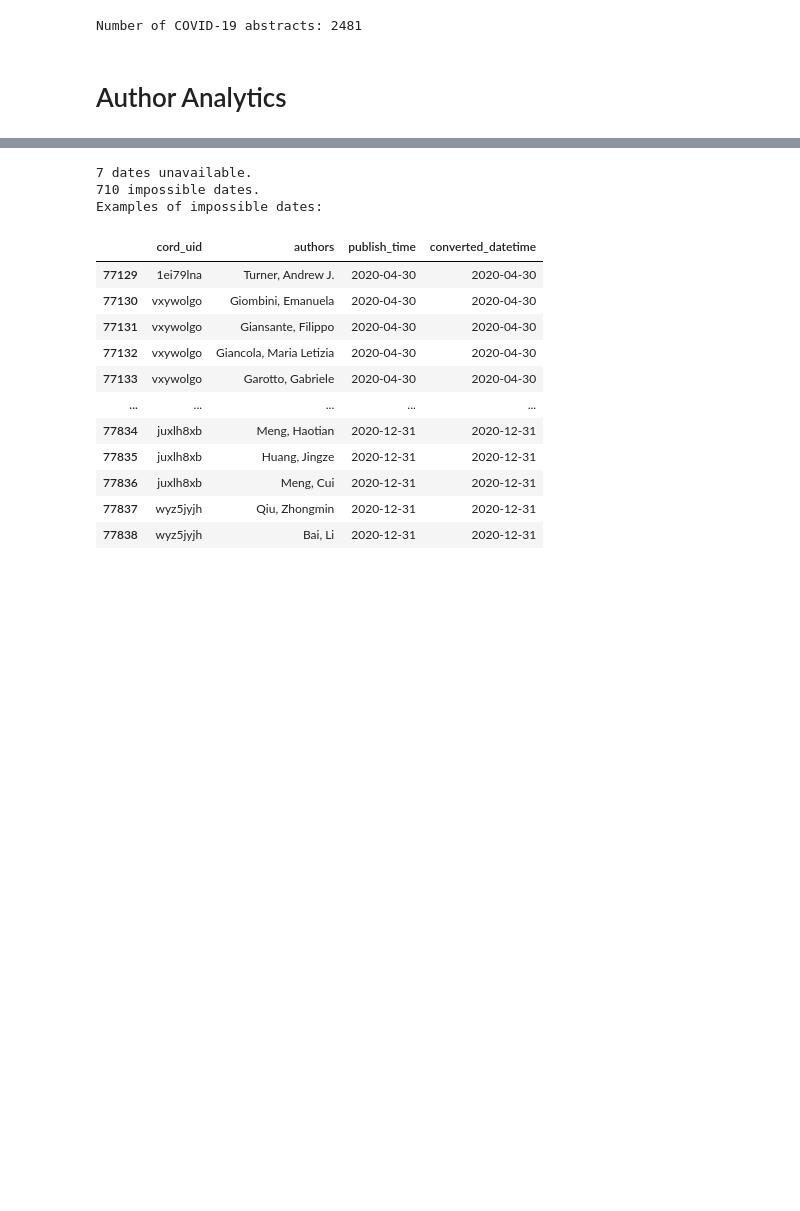
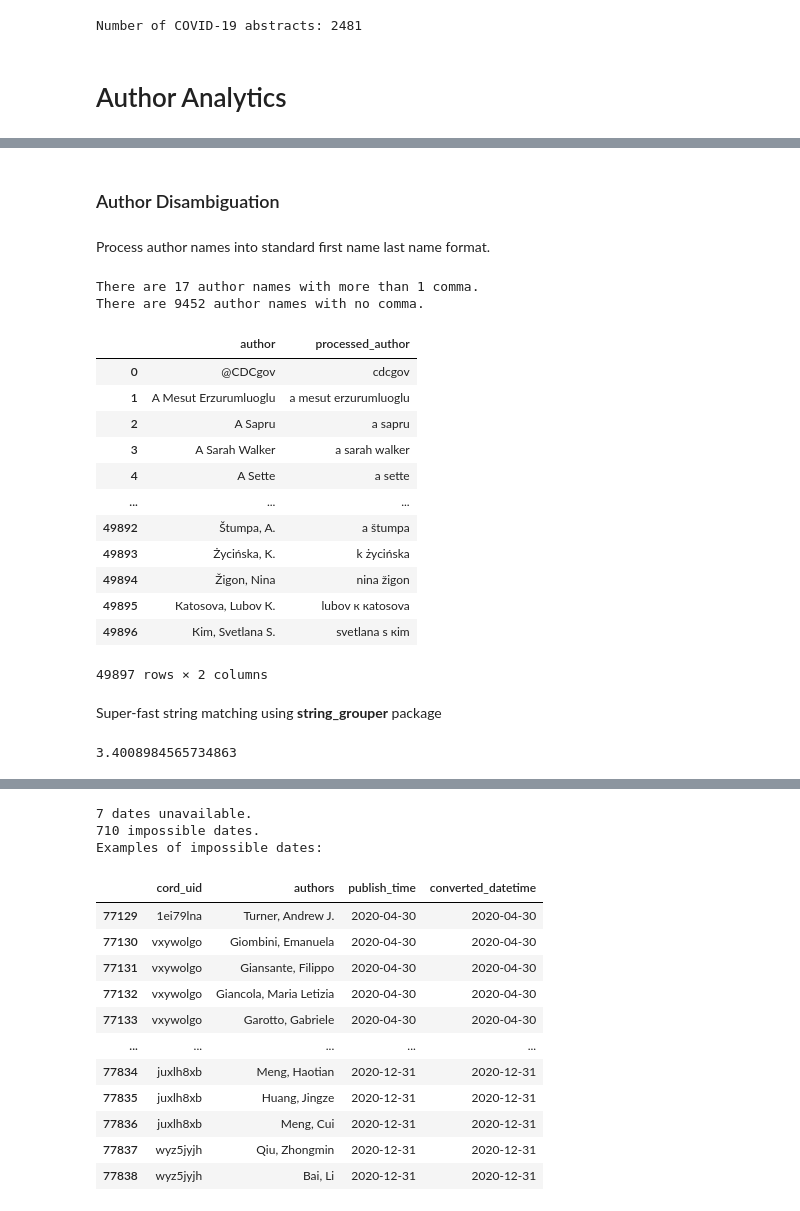
Before and after one commit to COVID19-DVRN/Project-B_Scientific-Opportunism, a Jupyter notebook: AuthorAnalytics.ipynb, the cells around one changed output, grey strips where cells are left out. Cells and saved outputs as stored; diff of their text form; code cells hidden in the pictures; blank space fills up the shorter version.

Commit message:
Experimental work disambiguating author names

```diff
--- a/AuthorAnalytics.ipynb
+++ b/AuthorAnalytics.ipynb
@@ -86,3 +130,49 @@ article_authors
 | 77844 | 4xhcamks | Bozsa, Ágnes |
 | 77845 | 4xhcamks | Cságola, Attila |
 77846 rows × 2 columns
+# %% [markdown]
+### Author Disambiguation
+# %% [markdown]
+Process author names into standard first name last name format.
+# %%
+# Lower case, firstname-lastname format, remove punctuation
+unique_authors = pd.DataFrame(np.unique(article_authors['authors']), columns=['author'])
+unique_authors['lower_author'] = unique_authors['author'].str.lower()
+unique_authors['comma_count'] = unique_authors['author'].str.count(',')
+unique_authors['processed_author'] = unique_authors['lower_author'].str.split(', ')
+unique_authors['processed_author'] = unique_authors['processed_author'].apply(
+    lambda x: x[1] + ' ' + x[0] if len(x) > 1 else x[0])
+unique_authors['processed_author'] = unique_authors['processed_author'].str.replace('[^\w\s]','')
+
+# Count special cases.
+print('There are ' + str(sum(unique_authors['comma_count'] > 1)) + ' author names with more than 1 comma.')
+print('There are ' + str(sum(unique_authors['comma_count'] == 0)) + ' author names with no comma.')
+
+unique_authors = unique_authors[['author', 'processed_author']]
+unique_authors
+
+# to do: eliminate whitespace between and outside of letters
+# %% [output]
+There are 17 author names with more than 1 comma.
+There are 9452 author names with no comma.
+|  | author | processed_author |
+| 0 | @CDCgov | cdcgov |
+| 1 | A Mesut Erzurumluoglu | a mesut erzurumluoglu |
+| 2 | A Sapru | a sapru |
+| 3 | A Sarah Walker | a sarah walker |
+| 4 | A Sette | a sette |
+| ... | ... | ... |
+| 49892 | Štumpa, A. | a štumpa |
+| 49893 | Życińska, K. | k życińska |
+| 49894 | Žigon, Nina | nina žigon |
+| 49895 | Кatosova, Lubov К. | lubov к кatosova |
+| 49896 | Кim, Svetlana S. | svetlana s кim |
+49897 rows × 2 columns
+# %% [markdown]
+Super-fast string matching using **string_grouper** package
+# %%
+t = time.time()
+matches = string_grouper.match_strings(unique_authors['processed_author'])
+print(time.time() - t)
+# %% [output]
+3.4008984565734863
```
Also changed, not shown: parts of 10 cells of this notebook.
